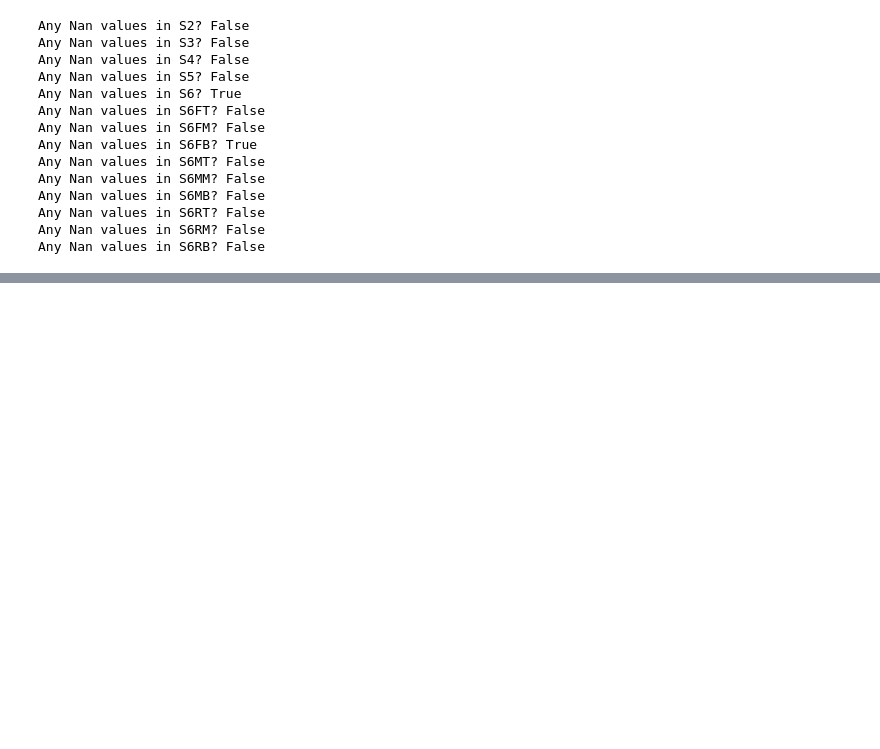
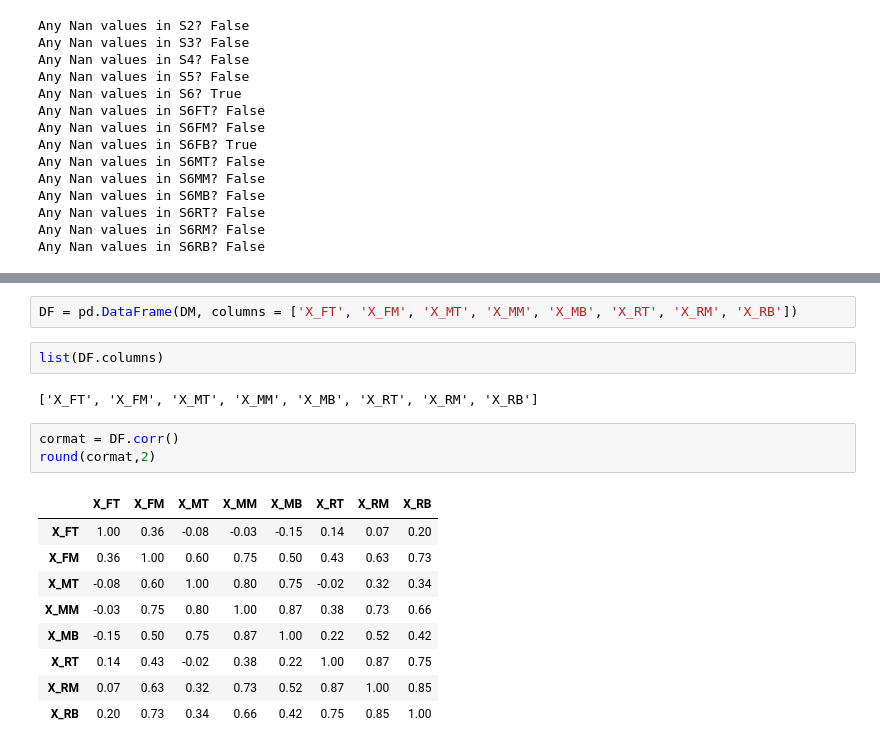
Before and after one commit to ayanoglu/Sensor-Network-Prediction-Models, a Jupyter notebook: ColdChainTransportation_Time_Series_Prediction_For_Sensor_Networks_Prediction_based_on_number_of_sensors.ipynb, the cells around one changed output, grey strips where cells are left out. Cells and saved outputs as stored; diff of their text form; blank space fills up the shorter version.

```diff
--- a/ColdChainTransportation_Time_Series_Prediction_For_Sensor_Networks_Prediction_based_on_number_of_sensors.ipynb
+++ b/ColdChainTransportation_Time_Series_Prediction_For_Sensor_Networks_Prediction_based_on_number_of_sensors.ipynb
@@ -1777,0 +172,19 @@ print("MSE actual vs noniterative: ", mse2)
+# %%
+DF = pd.DataFrame(DM, columns = ['X_FT', 'X_FM', 'X_MT', 'X_MM', 'X_MB', 'X_RT', 'X_RM', 'X_RB'])
+# %%
+list(DF.columns)
+# %% [output]
+['X_FT', 'X_FM', 'X_MT', 'X_MM', 'X_MB', 'X_RT', 'X_RM', 'X_RB']
+# %%
+cormat = DF.corr()
+round(cormat,2)
+# %% [output]
+|  | X_FT | X_FM | X_MT | X_MM | X_MB | X_RT | X_RM | X_RB |
+| X_FT | 1.00 | 0.36 | -0.08 | -0.03 | -0.15 | 0.14 | 0.07 | 0.20 |
+| X_FM | 0.36 | 1.00 | 0.60 | 0.75 | 0.50 | 0.43 | 0.63 | 0.73 |
+| X_MT | -0.08 | 0.60 | 1.00 | 0.80 | 0.75 | -0.02 | 0.32 | 0.34 |
+| X_MM | -0.03 | 0.75 | 0.80 | 1.00 | 0.87 | 0.38 | 0.73 | 0.66 |
+| X_MB | -0.15 | 0.50 | 0.75 | 0.87 | 1.00 | 0.22 | 0.52 | 0.42 |
+| X_RT | 0.14 | 0.43 | -0.02 | 0.38 | 0.22 | 1.00 | 0.87 | 0.75 |
+| X_RM | 0.07 | 0.63 | 0.32 | 0.73 | 0.52 | 0.87 | 1.00 | 0.85 |
+| X_RB | 0.20 | 0.73 | 0.34 | 0.66 | 0.42 | 0.75 | 0.85 | 1.00 |
```
Also changed, not shown: parts of 77 cells of this notebook.
